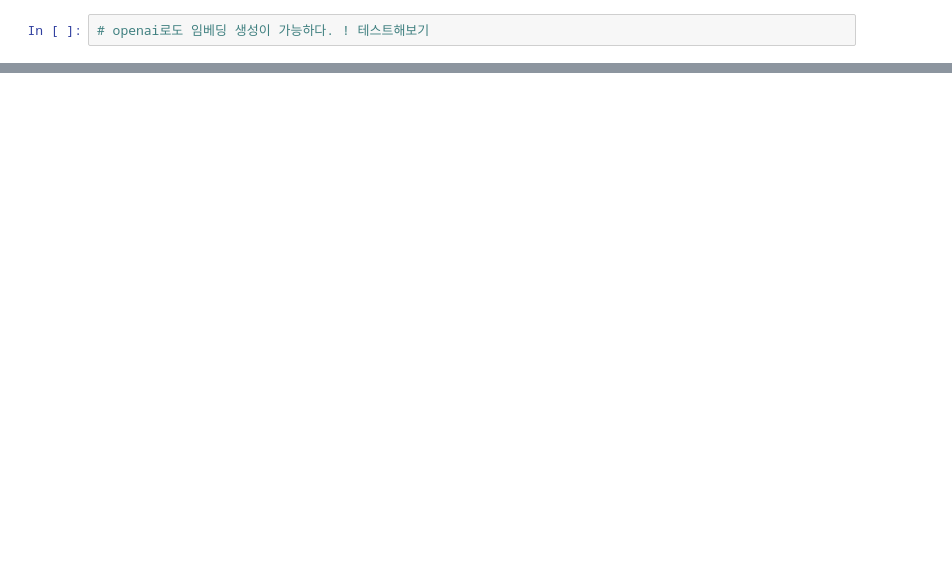
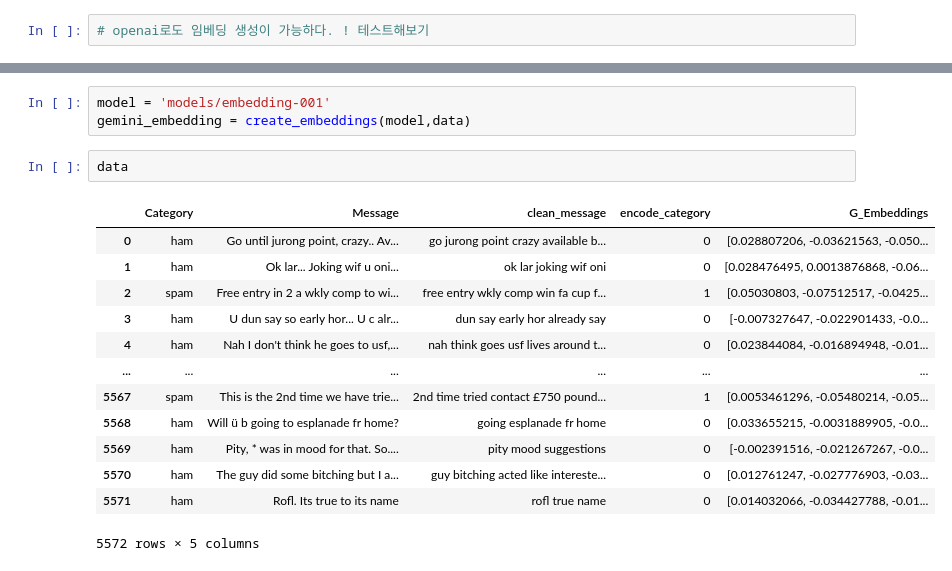
Before and after one commit to jjimini98/Data-Science-Project-2024, a Jupyter notebook: mission_code.ipynb, the cells around one changed output, grey strips where cells are left out. Drawn from its saved outputs; the diff is of its cells as text; blank space fills up the shorter version.

Commit message:
feat : gemini api로 텍스트 임베딩 추출

```diff
--- a/mission_code.ipynb
+++ b/mission_code.ipynb
@@ -459,0 +501,19 @@ weighted avg       0.96      0.96      0.96      1115
+# %%
+model = 'models/embedding-001'
+gemini_embedding = create_embeddings(model,data)
+# %%
+data
+# %% [output]
+|  | Category | Message | clean_message | encode_category | G_Embeddings |
+| 0 | ham | Go until jurong point, crazy.. Av... | go jurong point crazy available b... | 0 | [0.028807206, -0.03621563, -0.050... |
+| 1 | ham | Ok lar... Joking wif u oni... | ok lar joking wif oni | 0 | [0.028476495, 0.0013876868, -0.06... |
+| 2 | spam | Free entry in 2 a wkly comp to wi... | free entry wkly comp win fa cup f... | 1 | [0.05030803, -0.07512517, -0.0425... |
+| 3 | ham | U dun say so early hor... U c alr... | dun say early hor already say | 0 | [-0.007327647, -0.022901433, -0.0... |
+| 4 | ham | Nah I don't think he goes to usf,... | nah think goes usf lives around t... | 0 | [0.023844084, -0.016894948, -0.01... |
+| ... | ... | ... | ... | ... | ... |
+| 5567 | spam | This is the 2nd time we have trie... | 2nd time tried contact £750 pound... | 1 | [0.0053461296, -0.05480214, -0.05... |
+| 5568 | ham | Will ü b going to esplanade fr home? | going esplanade fr home | 0 | [0.033655215, -0.0031889905, -0.0... |
+| 5569 | ham | Pity, * was in mood for that. So.... | pity mood suggestions | 0 | [-0.002391516, -0.021267267, -0.0... |
+| 5570 | ham | The guy did some bitching but I a... | guy bitching acted like intereste... | 0 | [0.012761247, -0.027776903, -0.03... |
+| 5571 | ham | Rofl. Its true to its name | rofl true name | 0 | [0.014032066, -0.034427788, -0.01... |
+5572 rows × 5 columns
```
Also changed, not shown: parts of 13 cells of this notebook.
